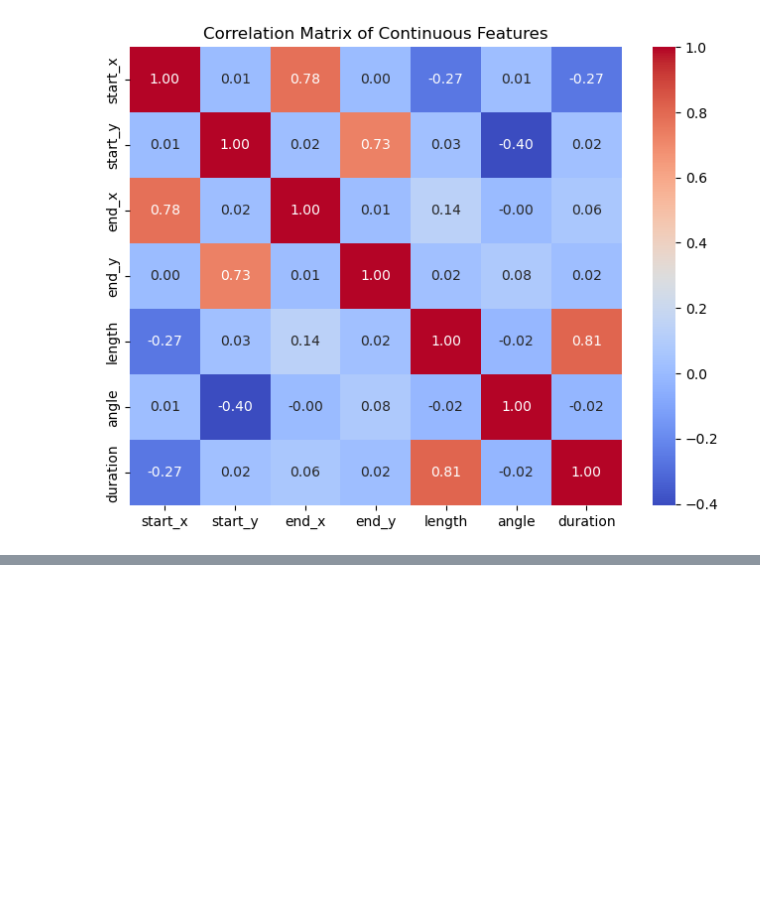
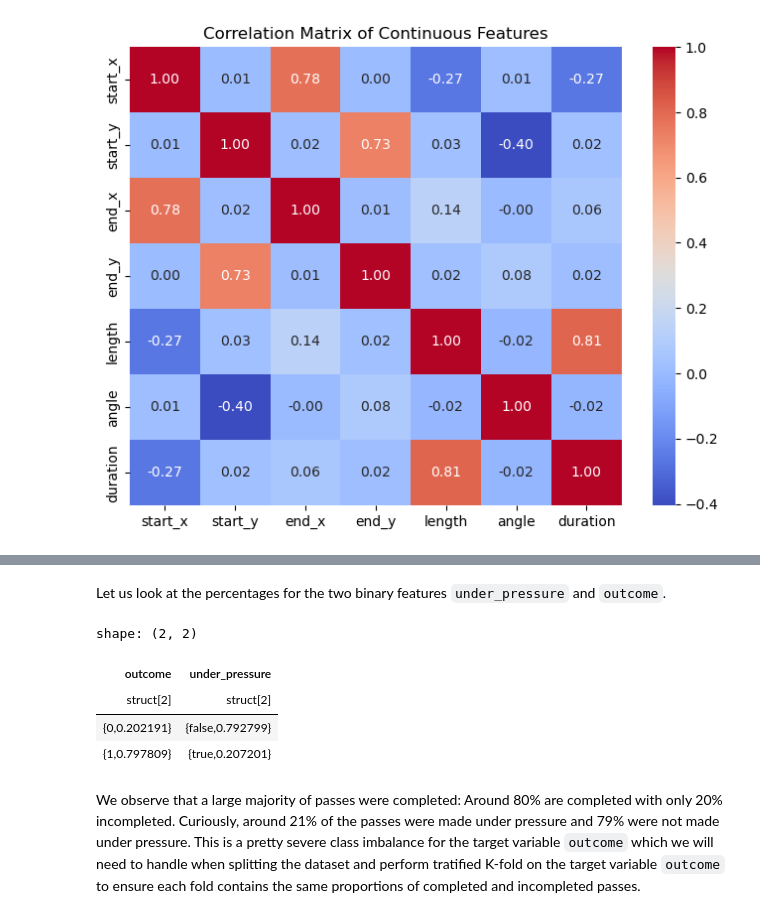
Before and after one commit to yucheng-fu/football_analytics, a Jupyter notebook: 02-analysis/02-analysis.ipynb, the cells around one changed output, grey strips where cells are left out. Drawn from its saved outputs; the diff is of its cells as text; code cells hidden in the pictures; blank space fills up the shorter version.

```diff
--- a/02-analysis/02-analysis.ipynb
+++ b/02-analysis/02-analysis.ipynb
@@ -91,0 +152,12 @@ From the matrix plot, we can observe that ``duration`` and ``length`` are highly
+# %% [markdown]
+Let us look at the percentages for the two binary features ``under_pressure`` and ``outcome``.
+# %%
+passes_df.select(pl.col("outcome").value_counts(normalize=True), pl.col("under_pressure").value_counts(normalize=True))
+# %% [output]
+shape: (2, 2)
+| outcome | under_pressure |
+| struct[2] | struct[2] |
+| {0,0.202191} | {false,0.792799} |
+| {1,0.797809} | {true,0.207201} |
+# %% [markdown]
+We observe that a large majority of passes were completed: Around 80% are completed with only 20% incompleted. Curiously, around 21% of the passes were made under pressure and 79% were not made under pressure. This is a pretty severe class imbalance for the target variable ``outcome`` which we will need to handle when splitting the dataset and perform tratified K-fold on the target variable ``outcome`` to ensure each fold contains the same proportions of completed and incompleted passes.
```
Also changed, not shown: parts of 10 cells of this notebook, 1 other file.
